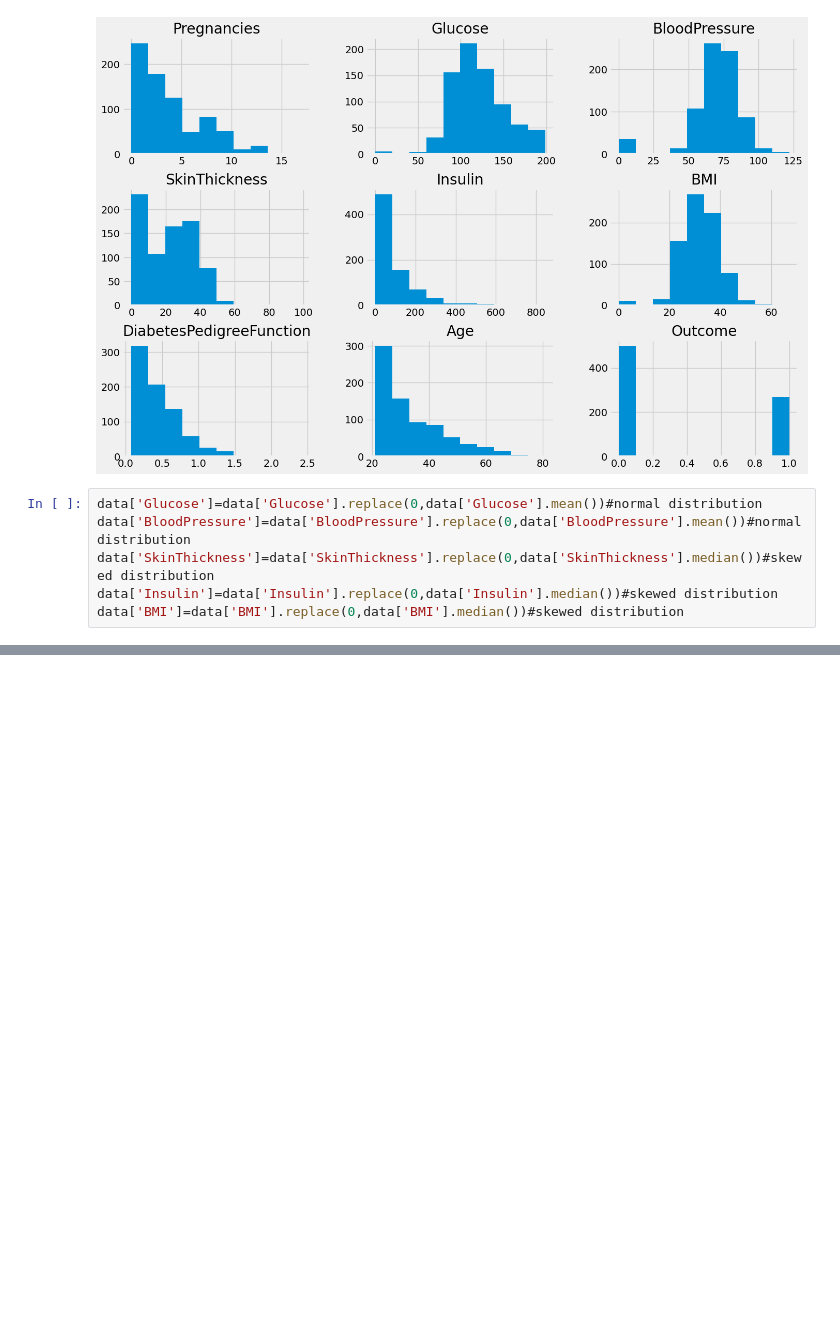
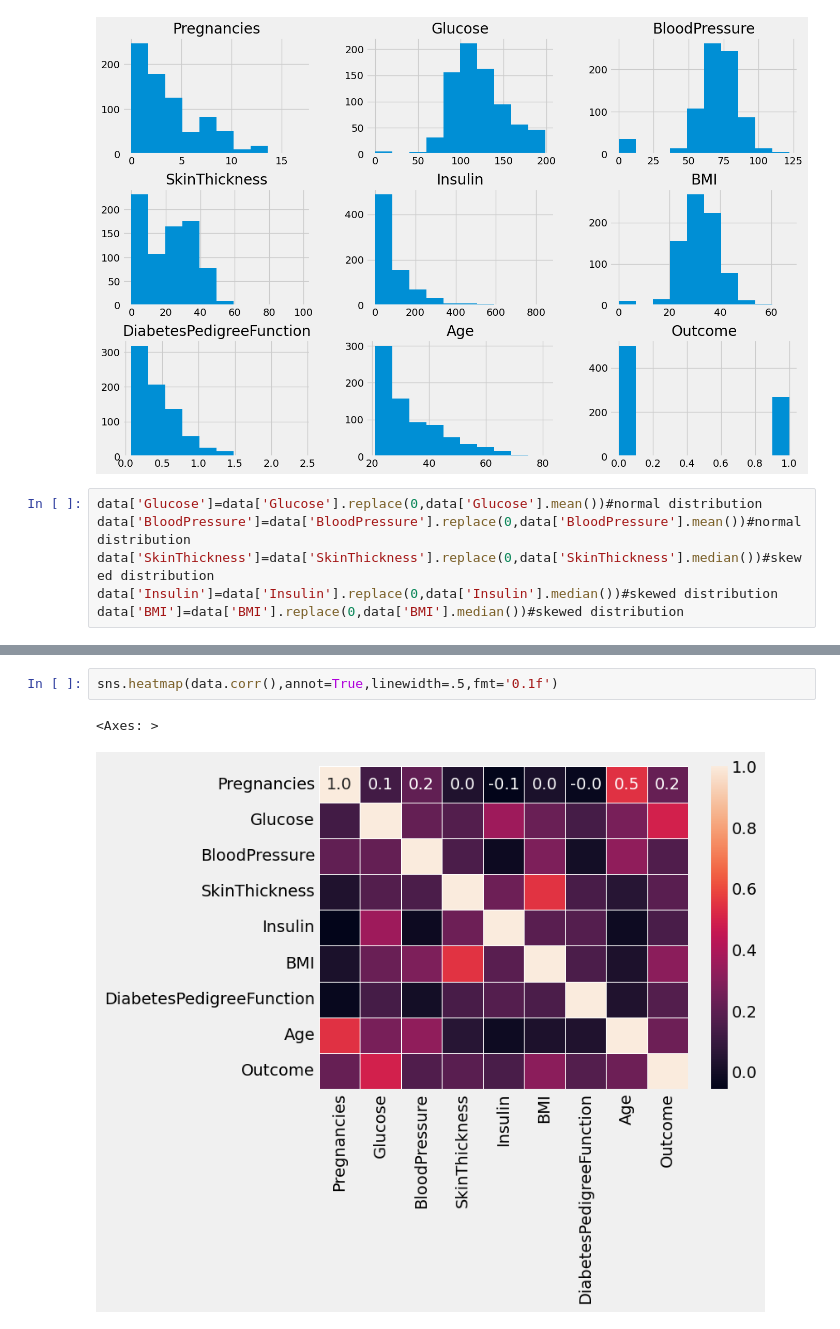
Before and after one commit to shwqialbokhyty-star/my-project, a Jupyter notebook: my_project_ai.ipynb, the cells around one changed output, grey strips where cells are left out. Saved outputs shown, nothing was run; the diff lists cells and outputs as text; blank space fills up the shorter version.

```diff
--- a/my_project_ai.ipynb
+++ b/my_project_ai.ipynb
@@ -113,0 +129,5 @@ data['BMI']=data['BMI'].replace(0,data['BMI'].median())#skewed distribution
+# %%
+sns.heatmap(data.corr(),annot=True,linewidth=.5,fmt='0.1f')
+# %% [output]
+<Axes: >
+[figure, added]
```
Also changed, not shown: parts of 2 cells of this notebook.
